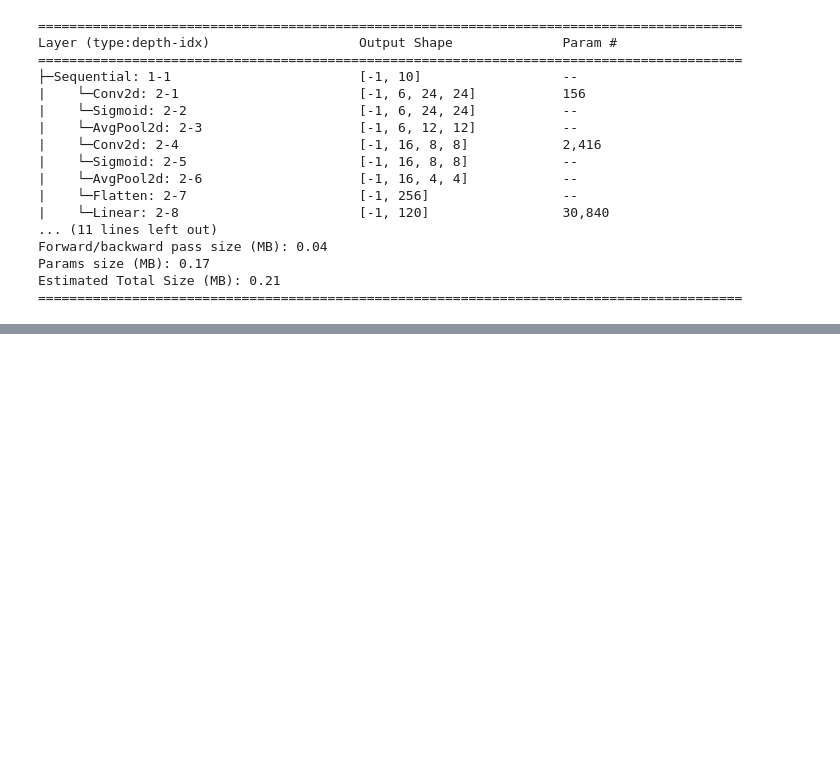
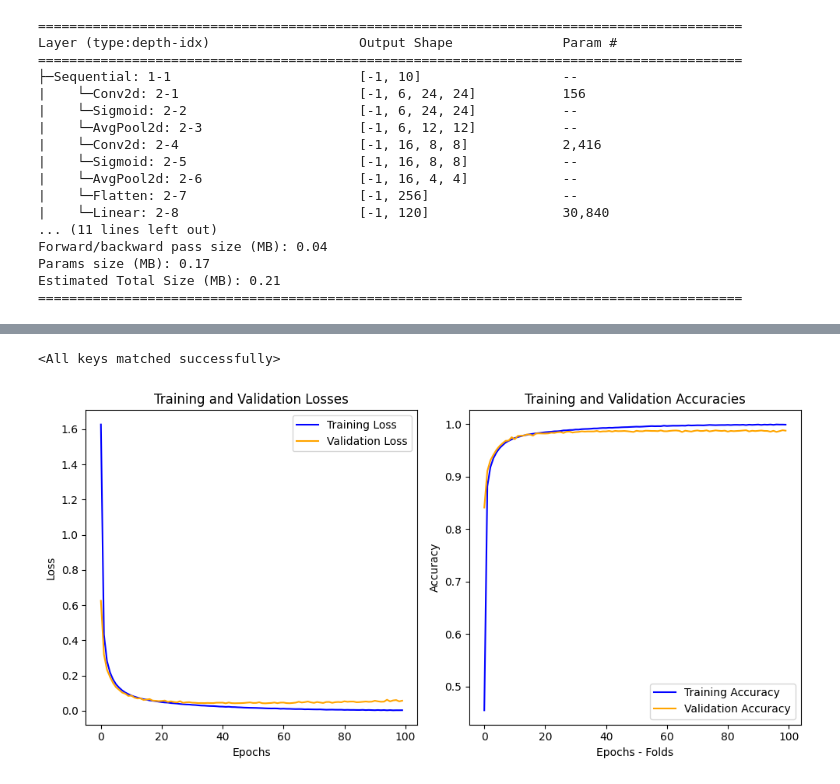
Before and after one commit to Khadija-Bayoud/MNIST, a Jupyter notebook: testConv.ipynb, the cells around one changed output, grey strips where cells are left out. Saved outputs shown, nothing was run; the diff lists cells and outputs as text; code cells hidden in the pictures; blank space fills up the shorter version.

```diff
--- a/testConv.ipynb
+++ b/testConv.ipynb
@@ -41,3 +41,13 @@ Forward/backward pass size (MB): 0.04
 Params size (MB): 0.17
 Estimated Total Size (MB): 0.21
 ==========================================================================================
+# %%
+train, test = download_MNIST()
+train_loader, test_loader = data_loaders(train, test, batch_size=64)
+# %%
+optimizer = adam_optimizer(model, lr=5e-4)
+criterion = cross_entropy_loss()
+num_epochs = 100
+# %%
+model, log_dict = train_model(model, train_loader, test_loader, optimizer, criterion, num_epochs)
+torch.save(model, './models/convModel1.pth')
@@ -43,0 +72,14 @@ Estimated Total Size (MB): 0.21
+# %%
+loaded_model = torch.load('./models/convModel1.pth')
+model.load_state_dict(loaded_model.state_dict())
+# %% [output]
+<All keys matched successfully>
+# %%
+train_losses = log_dict['train_loss_per_epoch']
+train_accuracies = log_dict['train_accuracy_per_epoch']
+val_losses = log_dict['test_loss_per_epoch']
+val_accuracies = log_dict['test_accuracy_per_epoch']
+# %%
+visualization(train_losses, train_accuracies, val_losses, val_accuracies)
+# %% [output]
+[figure, added]
```
Also changed, not shown: parts of 1 cell of this notebook, 3 other files.
